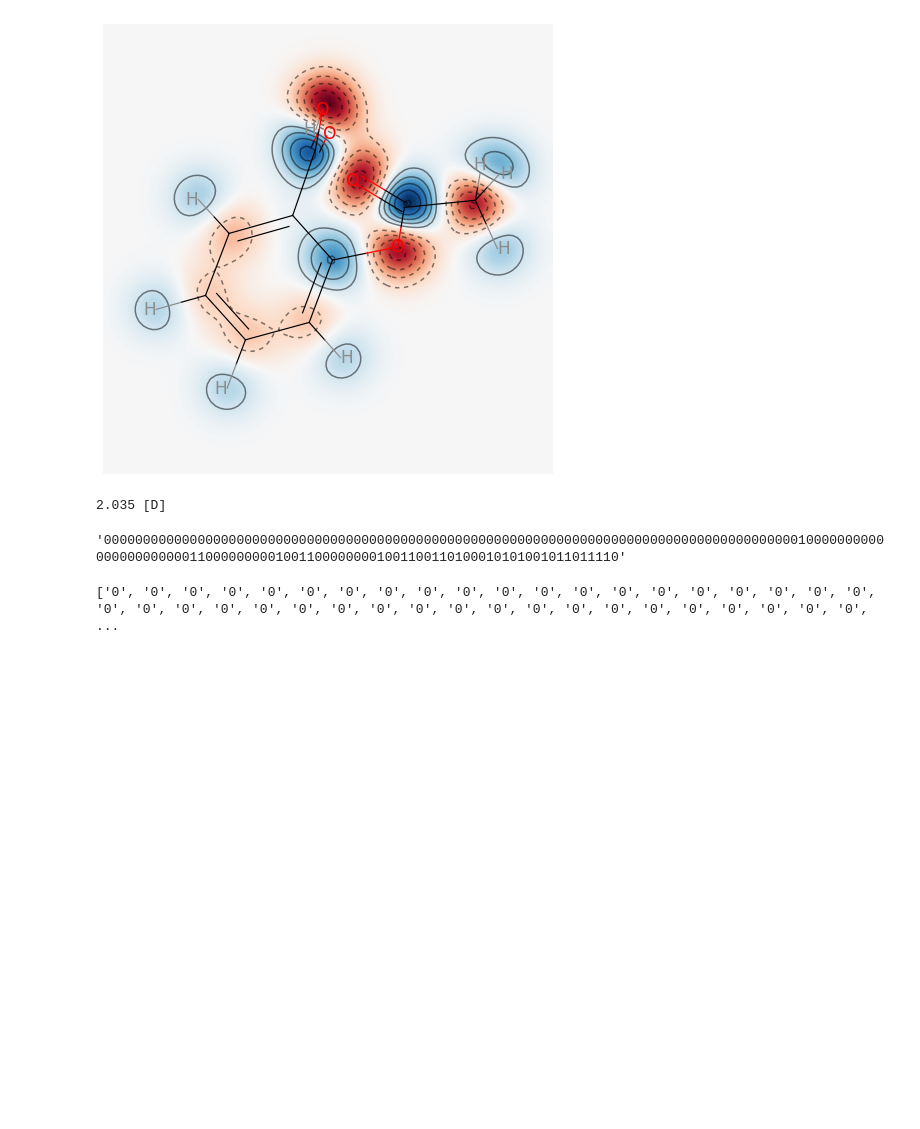
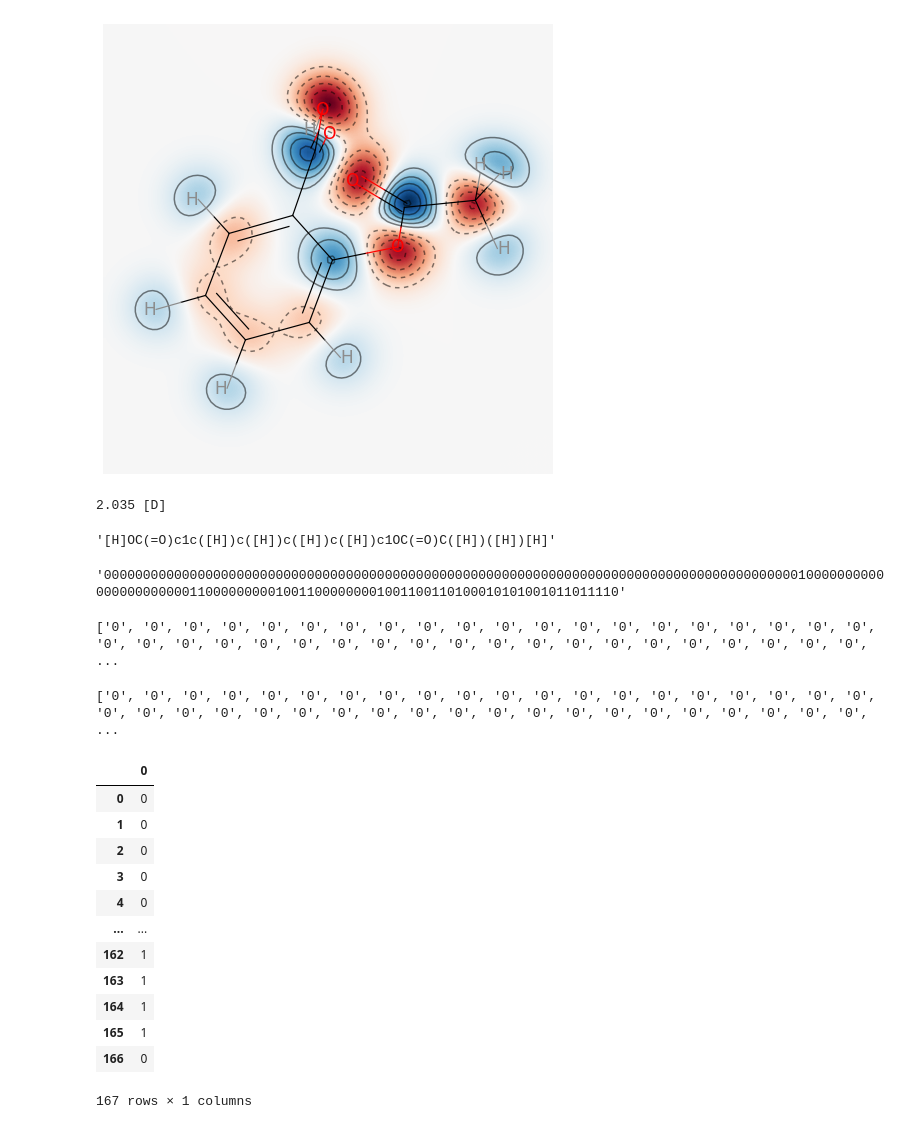
Before and after one commit to by-student-2017/Psi4-tutorial-gcolab, a Jupyter notebook: Psi4_tutorial_17_RDKit_Mulliken_py3Dmol_fp.ipynb, the cells around one changed output. Saved outputs shown, nothing was run; the diff lists cells and outputs as text; code cells hidden in the pictures; blank space fills up the shorter version.

```diff
--- a/Psi4_tutorial_17_RDKit_Mulliken_py3Dmol_fp.ipynb
+++ b/Psi4_tutorial_17_RDKit_Mulliken_py3Dmol_fp.ipynb
@@ -211,6 +211,10 @@ dipole = np.sqrt(np.sum(dipole_vec ** 2))
 print(f'{dipole:.3f} [D]')
 # %% [output]
 2.035 [D]
+# %%
+Chem.MolToSmiles(mol)
+# %% [output]
+'[H]OC(=O)c1c([H])c([H])c([H])c([H])c1OC(=O)C([H])([H])[H]'
 # %%
 from rdkit.Chem import MACCSkeys
 # MACCS keys (166 bit)
@@ -218,6 +222,11 @@ maccs_fp = MACCSkeys.GenMACCSKeys(mol).ToBitString()
 maccs_fp
 # %% [output]
 '00000000000000000000000000000000000000000000000000000000000000000000000000000000000000000100000000000000000000001100000000010011000000001001100110100010101001011011110'
+# %%
+ds = list(MACCSkeys.GenMACCSKeys(mol).ToBitString())
+print(ds)
+# %% [output]
+['0', '0', '0', '0', '0', '0', '0', '0', '0', '0', '0', '0', '0', '0', '0', '0', '0', '0', '0', '0', '0', '0', '0', '0', '0', '0', '0', '0', '0', '0', '0', '0', '0', '0', '0', '0', '0', '0', '0', '0', ...
 # %%
 maccs_array = []
 for i in range(166):
@@ -225,3 +234,20 @@ for i in range(166):
 print(maccs_array)
 # %% [output]
 ['0', '0', '0', '0', '0', '0', '0', '0', '0', '0', '0', '0', '0', '0', '0', '0', '0', '0', '0', '0', '0', '0', '0', '0', '0', '0', '0', '0', '0', '0', '0', '0', '0', '0', '0', '0', '0', '0', '0', '0', ...
+# %%
+df = pd.DataFrame(ds)
+df
+# %% [output]
+|  | 0 |
+| 0 | 0 |
+| 1 | 0 |
+| 2 | 0 |
+| 3 | 0 |
+| 4 | 0 |
+| ... | ... |
+| 162 | 1 |
+| 163 | 1 |
+| 164 | 1 |
+| 165 | 1 |
+| 166 | 0 |
+167 rows × 1 columns
```
